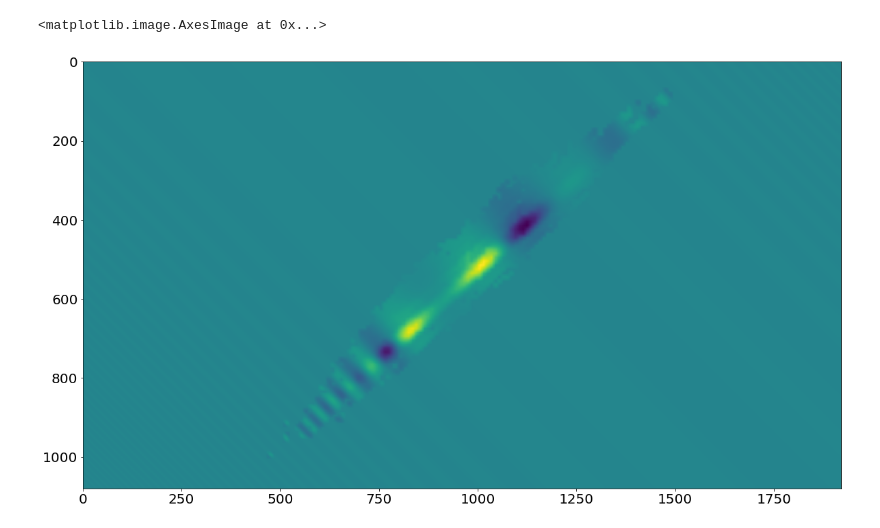
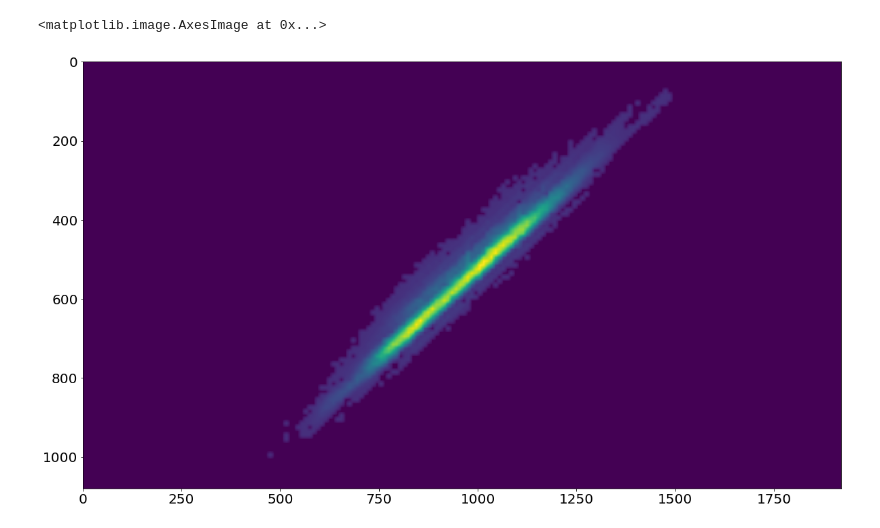
Before and after one commit to QITI/pySLM-example, a Jupyter notebook: cylindrical.ipynb, the cells around one changed output. Saved outputs shown, nothing was run; the diff lists cells and outputs as text; code cells hidden in the pictures.

```diff
--- a/cylindrical.ipynb
+++ b/cylindrical.ipynb
@@ -14,10 +14,10 @@ plt.rcParams['font.size'] = 20
 input_profile = np.load("cylindrical.npy")
 input_profile = np.sqrt(np.abs(input_profile))*input_profile/np.abs(input_profile)
 # %%
-plt.imshow(input_profile.real)
+plt.imshow(np.abs(input_profile))
 # %% [output]
 <matplotlib.image.AxesImage at 0x...>
-[figure, old version]
+[figure, new version]
 # %%
 p=2
 dmd = DLP9500(wavelength=369*nano, focal_length=200*milli, periodicity=p, theta=-pi/4, negative_order=True)
```
Also changed, not shown: parts of 10 cells of this notebook.
